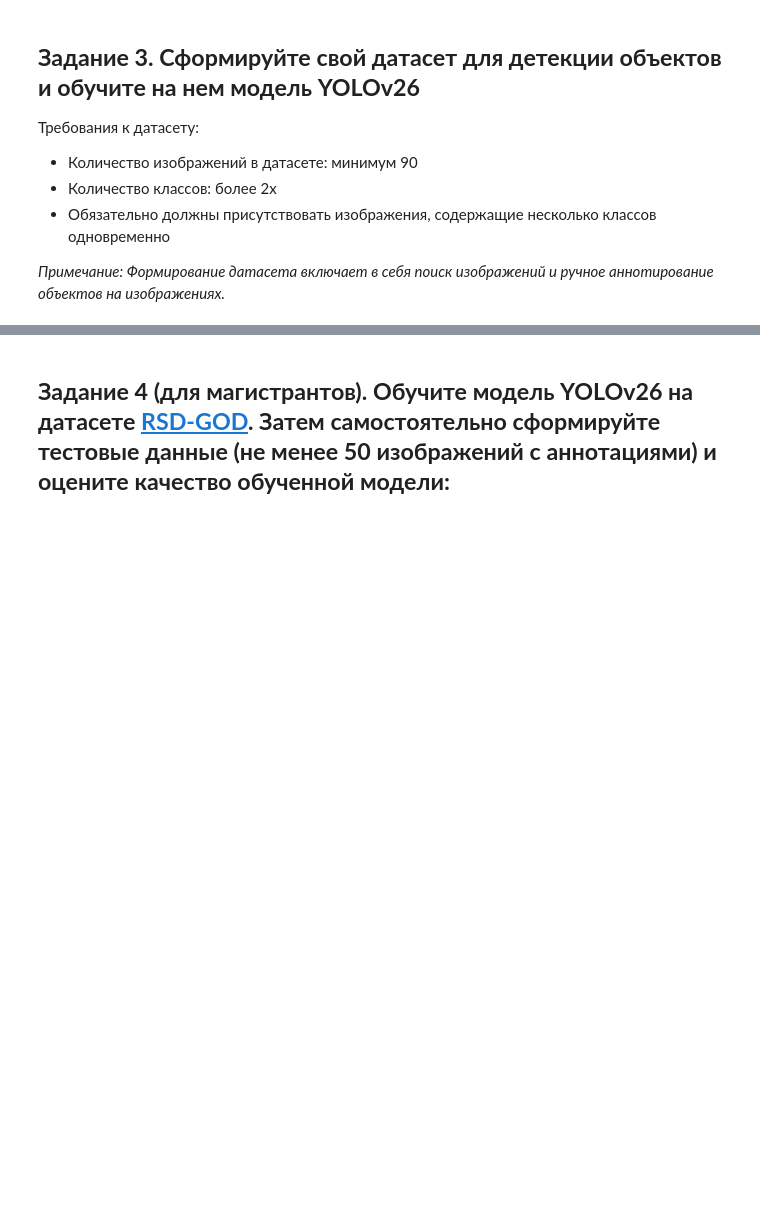
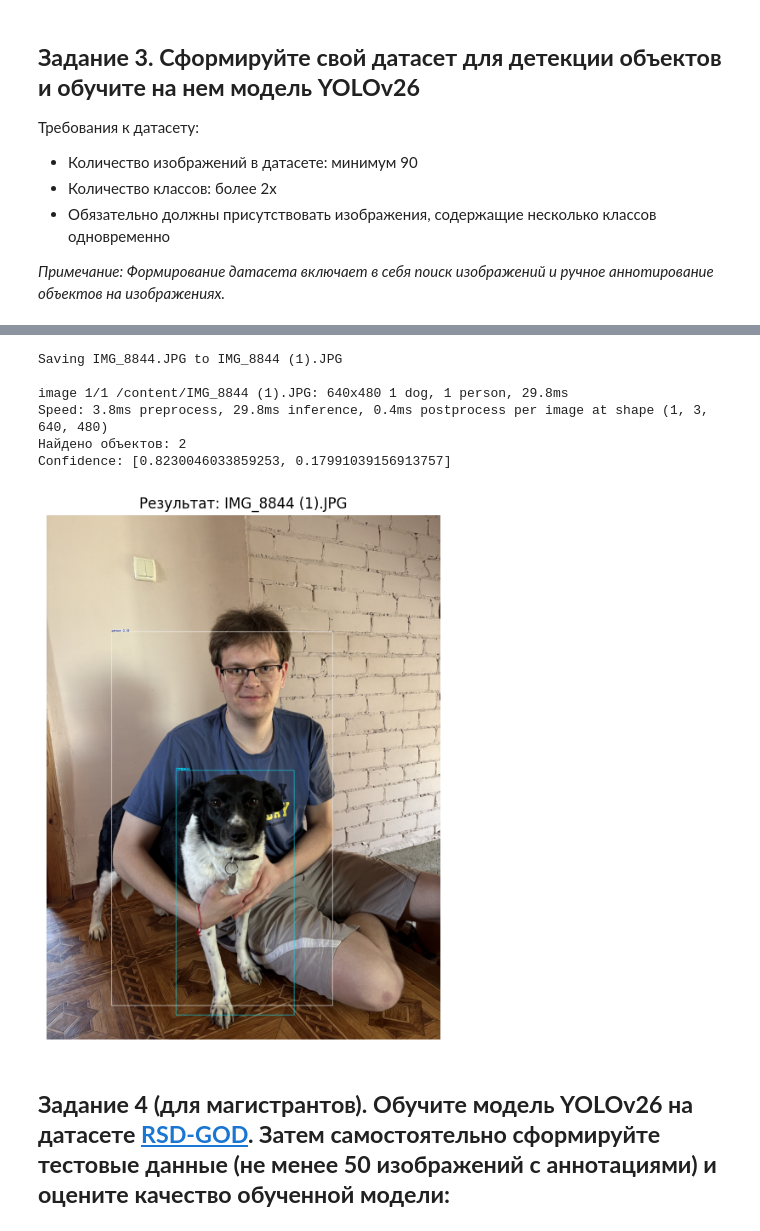
Before and after one commit to DinRazar/neural_networks, a Jupyter notebook: Работа_9.ipynb, the cells around one changed output, grey strips where cells are left out. Drawn from its saved outputs; the diff is of its cells as text; code cells hidden in the pictures; blank space fills up the shorter version.

```diff
--- a/Работа_9.ipynb
+++ b/Работа_9.ipynb
@@ -209,0 +246,36 @@ Press Ctrl-C to quit
+# %%
+from google.colab import files
+from ultralytics import YOLO
+import matplotlib.pyplot as plt
+
+# загружаем твою обученную модель
+model = YOLO("/content/runs/detect/train-5/weights/best.pt")
+
+# кнопка "выбрать файл" в Colab
+uploaded = files.upload()
+
+for filename in uploaded.keys():
+    # прогоняем выбранный файл через модель
+    results = model.predict(
+        source=filename,
+        conf=0.15,   # порог уверенности
+        save=False
+    )
+
+    boxes = results[0].boxes
+
+    if boxes is None or len(boxes) == 0:
+        print(f"На изображении {filename} модель ничего не нашла.")
+    else:
+        print(f"Найдено объектов: {len(boxes)}")
+        print("Confidence:", boxes.conf.tolist())
+
+    # картинка с нарисованными рамками
+    plotted = results[0].plot(line_width=3, font_size=14)
+
+    plt.figure(figsize=(12, 8))
+    plt.imshow(plotted[:, :, ::-1])  # BGR -> RGB
+    plt.axis("off")
+    plt.title(f"Результат: {filename}")
+    plt.show()
+# %% [output]
@@ -210,3 +283,10 @@ Press Ctrl-C to quit
+Saving IMG_8844.JPG to IMG_8844 (1).JPG
+
+image 1/1 /content/IMG_8844 (1).JPG: 640x480 1 dog, 1 person, 29.8ms
+Speed: 3.8ms preprocess, 29.8ms inference, 0.4ms postprocess per image at shape (1, 3, 640, 480)
+Найдено объектов: 2
+Confidence: [0.8230046033859253, 0.17991039156913757]
+[figure, added]
 # %% [markdown]
 ## **Задание 4 (для магистрантов). Обучите модель YOLOv26 на датасете [RSD-GOD](https://github.com/Dr-Zhuang/geospatial-object-detection). Затем самостоятельно сформируйте тестовые данные (не менее 50 изображений с аннотациями) и оцените качество обученной модели:**
 # %% [markdown]
```
Also changed, not shown: parts of 6 cells of this notebook.
